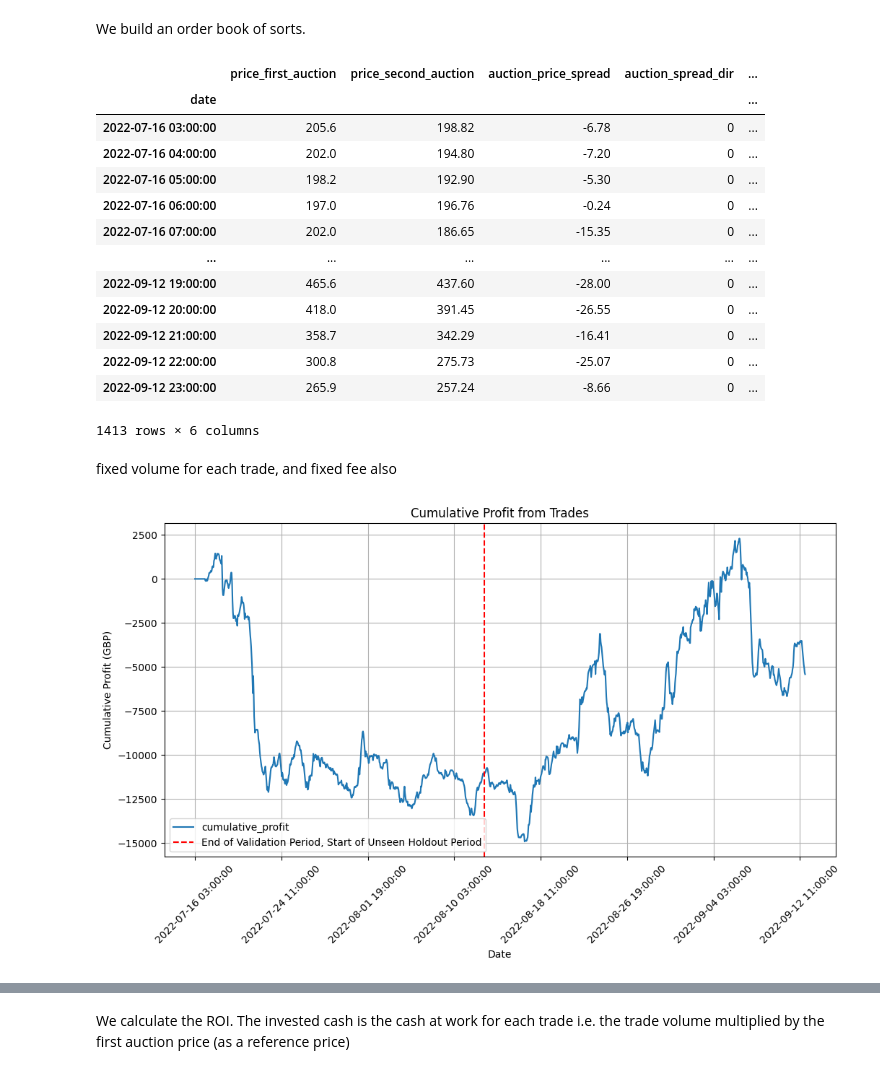
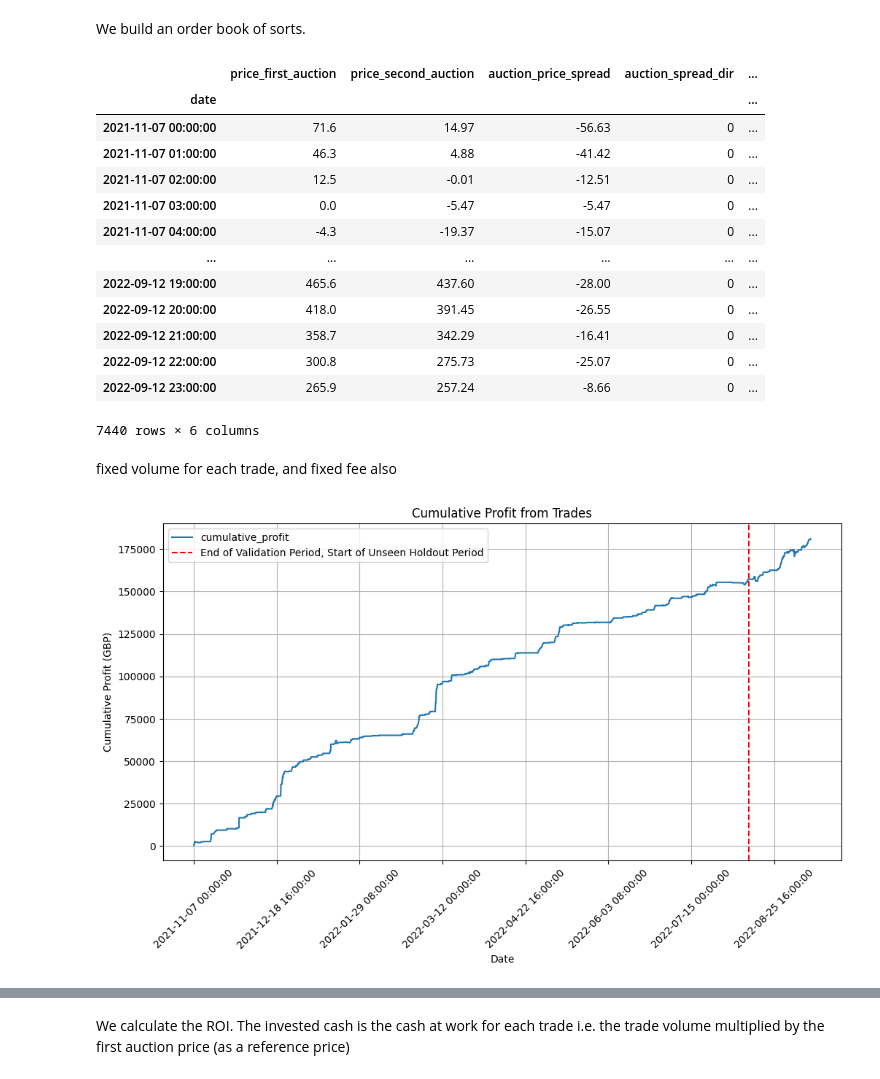
Before and after one commit to joshgowdyprog/GB-energy-trading, a Jupyter notebook: example_notebooks/trades_notebook.ipynb, the cells around one changed output, grey strips where cells are left out. Cells and saved outputs as stored; diff of their text form; code cells hidden in the pictures.

Commit message:
finish trades

```diff
--- a/example_notebooks/trades_notebook.ipynb
+++ b/example_notebooks/trades_notebook.ipynb
@@ -67,3 +87,13 @@ print(f"Holdout accuracy: {holdout_accuracy:.4f}")
 Training accuracy: 0.6617
 Validation accuracy: 0.6203
 Holdout accuracy: 0.6223
+# %%
+# combine valid and holdout sets
+
+X_test=pd.concat([X_valid, X_holdout], axis=0)
+y_test=pd.concat([y_valid, y_holdout], axis=0)
+y_test_proba=model.predict_proba(X_test)[:, 1]
+y_test_pred = (y_test_proba>=best_threshold).astype(int)
+test_accuracy=accuracy_score(y_test, y_test_pred)
+print(f"Test (valid + holdout) accuracy: {test_accuracy:.4f}")
+auction_data_test=auction_data[auction_data.index.isin(X_test.index)]
@@ -70,3 +115,5 @@ Holdout accuracy: 0.6223
+# %%
+test_on_all_data=True
 # %% [markdown]
 # Day Ahead Market Objective and Constraints
 # %% [markdown]
@@ -78,7 +125,7 @@ We simply need to guess the direction of the price spread. Assuming that all our
 # %% [markdown]
 EPEX SPOT one of the two power exchanges in GB uses a flat fee per trade
 # %%
-fee = 10 # GBP auction fee per trade, purely illuistrative
+fee = 5 # GBP auction fee per trade, purely illuistrative
 # %% [markdown]
 ## Baseline Strategy
 # %% [markdown]
@@ -86,25 +133,29 @@ We define a strategy that uses no modeling at all. It makes trades based on copy
 # %% [markdown]
 We build an order book of sorts.
 # %%
-order_book = pd.concat([auction_data_valid, auction_data_holdout], axis=0)
+if test_on_all_data == True:
+    order_book = auction_data.copy()
+else:
+    order_book=auction_data_test.copy()
+
 order_book['auction_spread_dir_lag24']= order_book['auction_spread_dir'].shift(24)
 order_book['trade']=np.where(order_book['auction_spread_dir_lag24']==1, 'long', np.where(order_book['auction_spread_dir_lag24']==0, 'short', 'hold'))
 order_book
 # %% [output]
 |  | price_first_auction | price_second_auction | auction_price_spread | auction_spread_dir | ... |
 | date |  |  |  |  | ... |
-| 2022-07-16 03:00:00 | 205.6 | 198.82 | -6.78 | 0 | ... |
-| 2022-07-16 04:00:00 | 202.0 | 194.80 | -7.20 | 0 | ... |
-| 2022-07-16 05:00:00 | 198.2 | 192.90 | -5.30 | 0 | ... |
-| 2022-07-16 06:00:00 | 197.0 | 196.76 | -0.24 | 0 | ... |
-| 2022-07-16 07:00:00 | 202.0 | 186.65 | -15.35 | 0 | ... |
+| 2021-11-07 00:00:00 | 71.6 | 14.97 | -56.63 | 0 | ... |
+| 2021-11-07 01:00:00 | 46.3 | 4.88 | -41.42 | 0 | ... |
+| 2021-11-07 02:00:00 | 12.5 | -0.01 | -12.51 | 0 | ... |
+| 2021-11-07 03:00:00 | 0.0 | -5.47 | -5.47 | 0 | ... |
+| 2021-11-07 04:00:00 | -4.3 | -19.37 | -15.07 | 0 | ... |
 | ... | ... | ... | ... | ... | ... |
 | 2022-09-12 19:00:00 | 465.6 | 437.60 | -28.00 | 0 | ... |
 | 2022-09-12 20:00:00 | 418.0 | 391.45 | -26.55 | 0 | ... |
 | 2022-09-12 21:00:00 | 358.7 | 342.29 | -16.41 | 0 | ... |
 | 2022-09-12 22:00:00 | 300.8 | 275.73 | -25.07 | 0 | ... |
 | 2022-09-12 23:00:00 | 265.9 | 257.24 | -8.66 | 0 | ... |
-1413 rows × 6 columns
+7440 rows × 6 columns
 # %% [markdown]
 fixed volume for each trade, and fixed fee also
 # %%
@@ -112,20 +163,20 @@ vol = 10 # MWh volume per trade, purely illustrative
 # %%
 order_book['profit']= np.where(order_book['trade']=='long',
                                     (order_book['price_second_auction'] - order_book['price_first_auction']) * vol - fee,
                                     np.where(order_book['trade']=='short',
                                              (order_book['price_first_auction'] - order_book['price_second_auction']) * vol - fee,
                                              0))
 order_book['cumulative_profit'] = order_book['profit'].cumsum()
 order_book['cumulative_profit'].plot(figsize=(12, 6), title='Cumulative Profit from Trades', grid=True)
 # add vertical line at the end of the validation period
-plt.axvline(x=X_valid.shape[0], color='red', linestyle='--', label='End of Validation Period, Start of Unseen Holdout Period')
+plt.axvline(x=(order_book.shape[0]-X_holdout.shape[0]), color='red', linestyle='--', label='End of Validation Period, Start of Unseen Holdout Period')
 plt.xticks(rotation=45)
 plt.xlabel('Date')
 plt.ylabel('Cumulative Profit (GBP)')
 plt.legend()
 plt.show()
 # %% [output]
-[figure, old version]
+[figure, new version]
 # %%
 ax = order_book[order_book['profit']!=0]['profit'].hist(bins=100, figsize=(12, 6), grid=True)
 plt.title('Profit Distribution from Trades')
```
Also changed, not shown: parts of 12 cells of this notebook.
